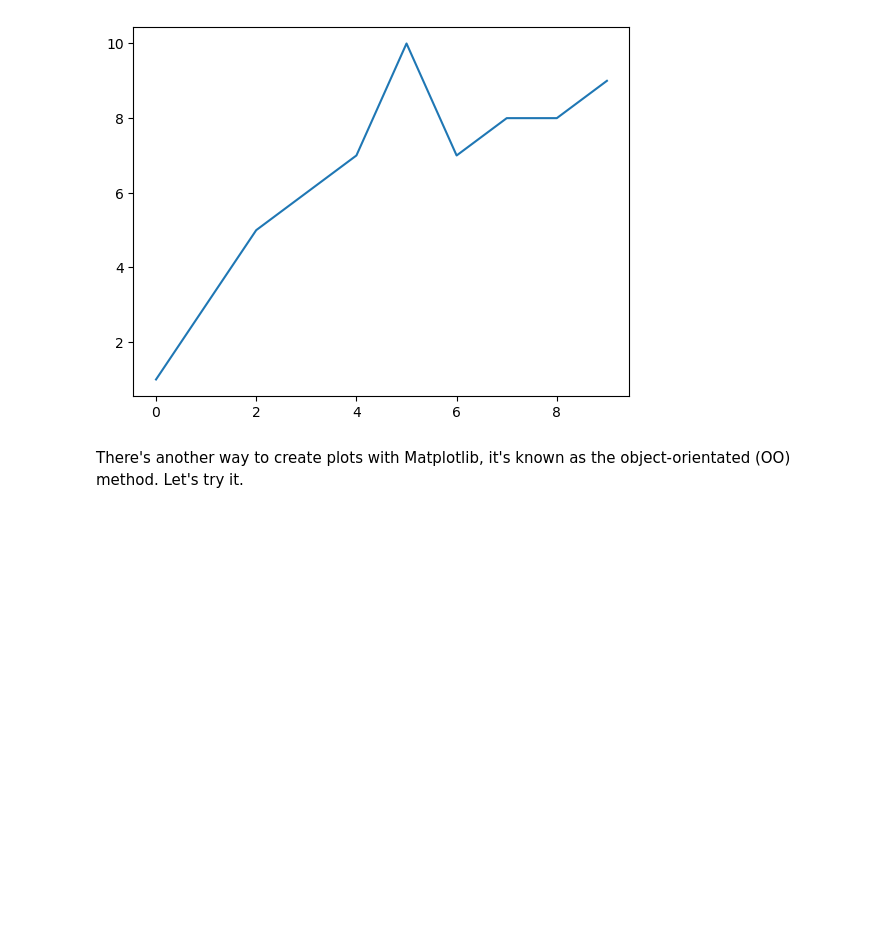
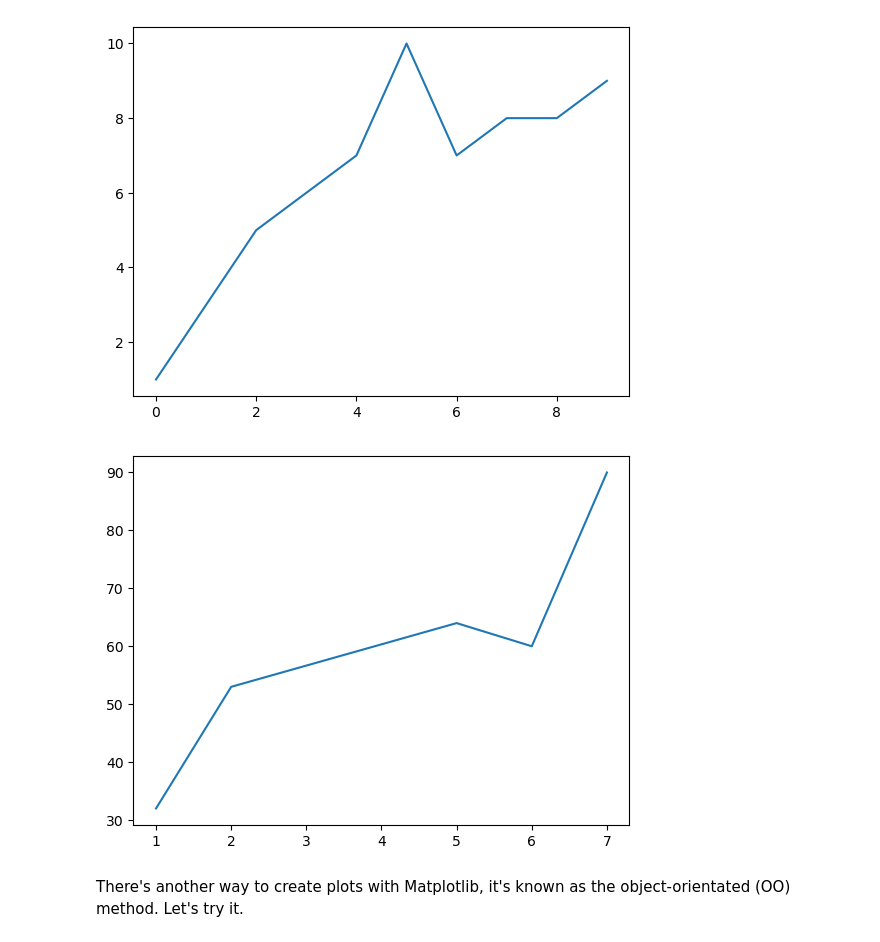
Before and after one commit to alokverma20s/MachineLearning-JupyterNotebooks, a Jupyter notebook: Matplotlib-exercises.ipynb, the cells around one changed output. Drawn from its saved outputs; the diff is of its cells as text; code cells hidden in the pictures; blank space fills up the shorter version.

```diff
--- a/Matplotlib-exercises.ipynb
+++ b/Matplotlib-exercises.ipynb
@@ -29,8 +29,13 @@ plt.plot(list1);
 [figure]
 # %%
 # Create two lists, one called X, one called y, each with 5 numbers in them
+X = [32, 53, 64, 60, 90]
+y = [1, 2, 5, 6, 7]
 # %%
 # Plot X & y (the lists you've created)
+plt.plot(y, X);
+# %% [output]
+[figure, added]
 # %% [markdown]
 There's another way to create plots with Matplotlib, it's known as the object-orientated (OO) method. Let's try it.
 # %%
```
Also changed, not shown: parts of 19 cells of this notebook, 5 other files.
